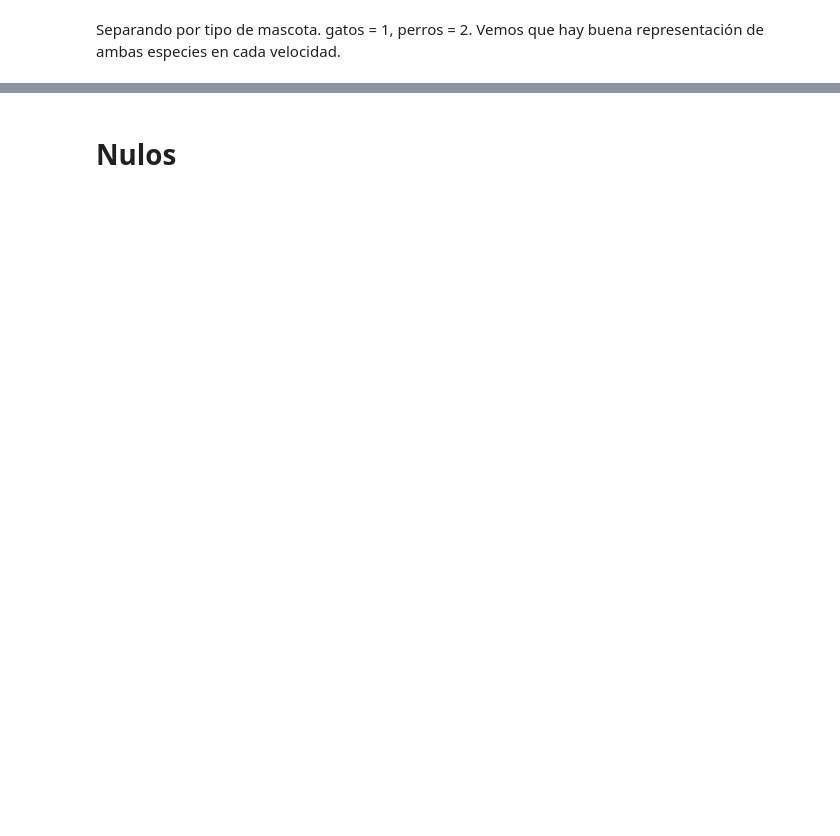
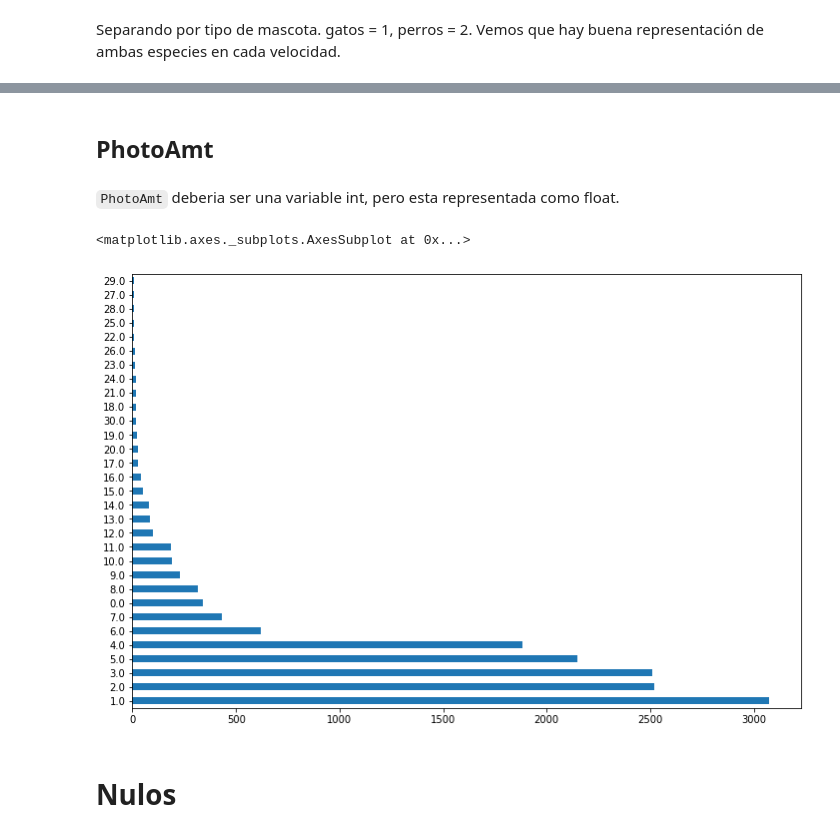
Before and after one commit to gerbeldo/2022-dma-final, a Jupyter notebook: 0_EDA.ipynb, the cells around one changed output, grey strips where cells are left out. Cells and saved outputs as stored; diff of their text form; code cells hidden in the pictures; blank space fills up the shorter version.

```diff
--- a/0_EDA.ipynb
+++ b/0_EDA.ipynb
@@ -61,0 +70,11 @@ plt.title('Number of cats and dogs by AdoptionSpeed');
+# %% [markdown]
+## PhotoAmt
+# %% [markdown]
+`PhotoAmt` deberia ser una variable int, pero esta representada como float.
+# %%
+(train['PhotoAmt']
+ .value_counts()
+ .plot(kind = "barh"))
+# %% [output]
+<matplotlib.axes._subplots.AxesSubplot at 0x...>
+[figure, added]
```
Also changed, not shown: parts of 14 cells of this notebook.
